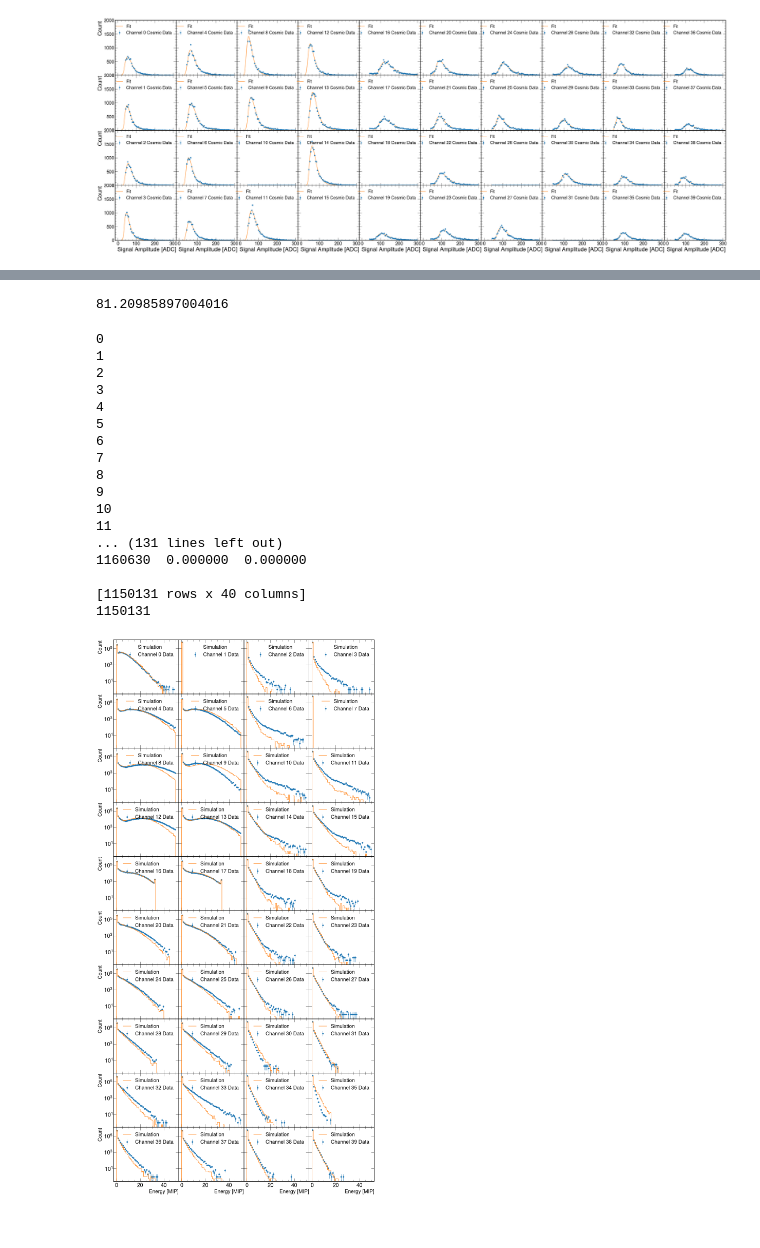
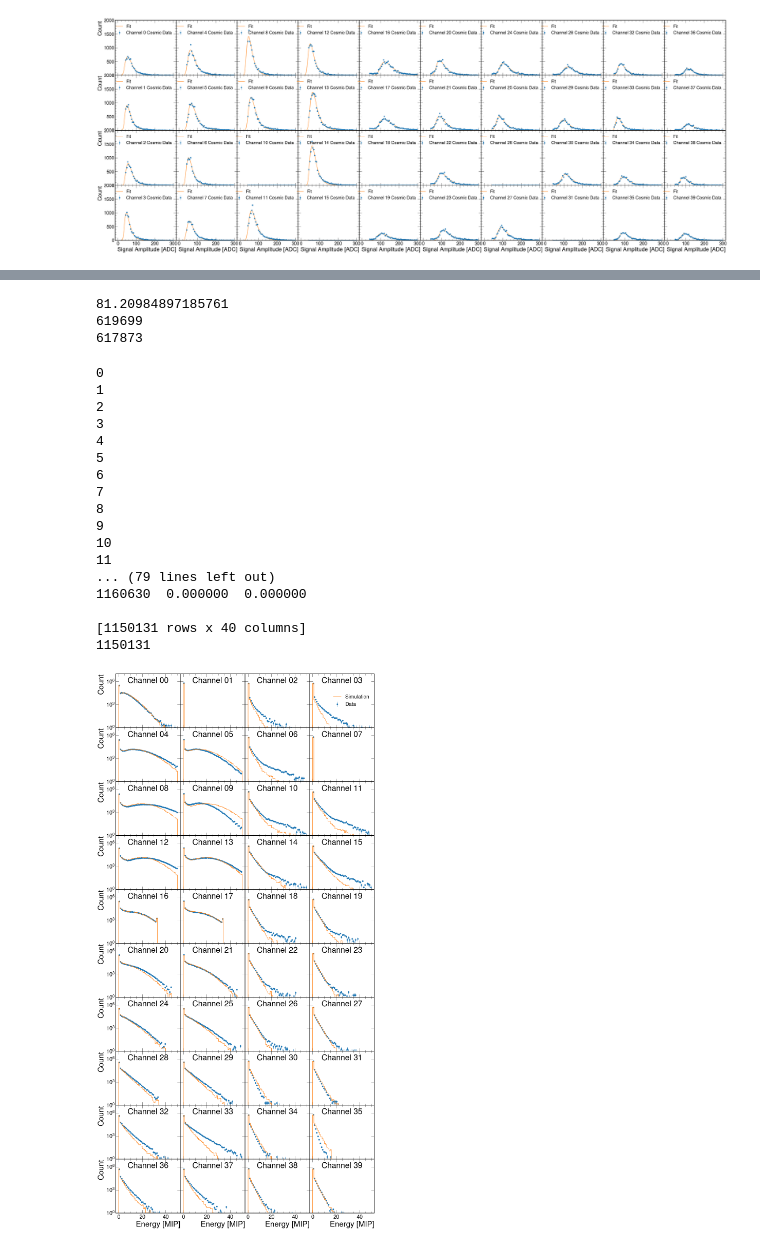
Before and after one commit to sebouh137/beamtest_plots, a Jupyter notebook: TestBeamSimAnalysis.ipynb, the cells around one changed output, grey strips where cells are left out. Saved outputs shown, nothing was run; the diff lists cells and outputs as text; code cells hidden in the pictures.

Commit message:
Updated plots

```diff
--- a/TestBeamSimAnalysis.ipynb
+++ b/TestBeamSimAnalysis.ipynb
@@ -174,7 +178,7 @@ for i in range(round(len(df.columns)/2)):
     h = hist.Hist(hist.axis.Regular(50, 40, 300, name="Ptrig"))
 
     cosmicCh = np.array(getattr(cosmic_df,"Ch_{}_LG".format("{:02d}".format(i))))
-    cosmicCh = cosmicCh[cosmicCh >= (pedStds[i] * 4)+pedMeans[i]] - pedMeans[i]
+    cosmicCh = cosmicCh[cosmicCh >= (pedStds[i] * 3)+pedMeans[i]] - pedMeans[i]
 
     h.fill(cosmicCh)
     #h.plot(color='tab:blue',label=f"Channel {i} Cosmic Data")
@@ -471,12 +475,16 @@ def create_boolean_mask(chnum, layers, xpos, ypos):
 #109.00527397085415, 109.68782873235487, 85.36866495961932, 93.52544458950403]
 mips = [i * ADCmult for i in mips]
 print(np.mean(mips))
+print(len(df))
 
 data_df = calibrate_dataframe(df, mips, pedMeans)
+print(len(data_df))
 beamEvts = len(data_df)
 max_values = get_max_values(data_df)
 # %% [output]
-81.20985897004016
+81.20984897185761
+619699
+617873
 # %%
 # Create an empty dictionary to store column names and values
 data = {}
@@ -496,7 +504,7 @@ for ch in range(40):
 # Create the DataFrame from the dictionary
 
 sim_df = pd.DataFrame(data)
-print(sim_df)
+print(len(sim_df))
 
 sim_df = calibrate_dataframe(sim_df, simMips, simPedMeans)
 print(sim_df)
@@ -516,7 +524,7 @@ print(simEvts)
 9
 10
 11
-... (131 lines left out)
+... (79 lines left out)
 1160630  0.000000  0.000000
 
 [1150131 rows x 40 columns]
@@ -542,40 +550,41 @@ for i in range(40):
 
     # Calculate the square root of the histogram values (errors)
     errors = np.sqrt(h.view())
     # Create a numpy array for the bin centers
     bin_centers = 0.5 * (h.axes[0].edges[:-1] + h.axes[0].edges[1:])
     # Plot the histogram with error bars
-    plt.errorbar(bin_centers, h.view(), yerr=errors, fmt='o', ecolor='tab:blue', color='tab:blue', capsize=0, elinewidth=1, markeredgewidth=0,label=f"Channel {i} Data",zorder=1)
+    plt.errorbar(bin_centers, h.view(), yerr=errors, fmt='o', ecolor='tab:blue', color='tab:blue', capsize=0, elinewidth=1, markeredgewidth=0,label="Data",zorder=1)
 
     h = hist.Hist(hist.axis.Regular(50, 0, 50, name="sim"))
     h.fill(np.array(getattr(sim_df,"Ch_{}_LG".format("{:02d}".format(i)))))
     h *= beamEvts/simEvts
     h.plot(color='tab:orange',label="Simulation",zorder=2)
 
     # Calculate the square root of the histogram values (errors)
     errors = np.sqrt(h.view())
     # Create a numpy array for the bin centers
     bin_centers = 0.5 * (h.axes[0].edges[:-1] + h.axes[0].edges[1:])
     # Plot the histogram with error bars
     #plt.errorbar(bin_centers, h.view(), yerr=errors, fmt='none', ecolor='tab:orange', capsize=0, elinewidth=1, markeredgewidth=0,zorder=2)
 
     plt.yscale("log")
-    plt.legend(loc='upper right', fontsize=20)
+    if i == 3:
+        plt.legend(loc='right', fontsize=20)
 
     # Set the title and axis labels for the subplot
     if i>= 36:
-        plt.xlabel('Energy [MIP]', fontsize=20)
+        plt.xlabel('Energy [MIP]', fontsize=30)
     if i % 4 == 0 :
-        plt.ylabel('Count', fontsize=20)
-
+        plt.ylabel('Count', fontsize=30)
+    plt.ylim(ymin=1, ymax=10000000)
     plt.yscale("log")
-
+    plt.title("Channel {}".format("{:02d}".format(i)), y=0.8)
 
 # Adjust the spacing between subplots
 plt.tight_layout(pad=0.0)
 plt.subplots_adjust(hspace=0.0, wspace=0.0)
 # %% [output]
-[figure, old version]
+[figure, new version]
 # %%
 import hist
 
```
Also changed, not shown: parts of 14 cells of this notebook.
